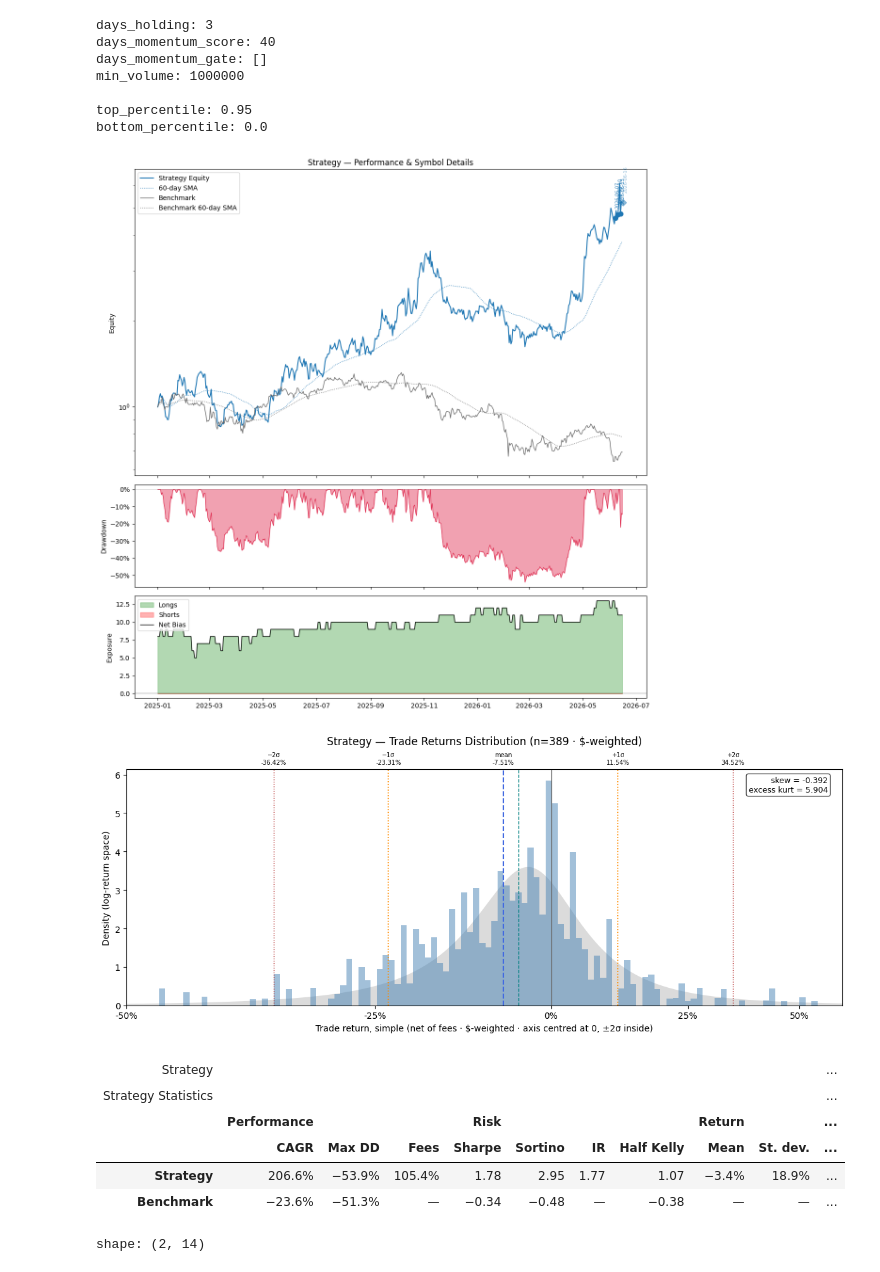
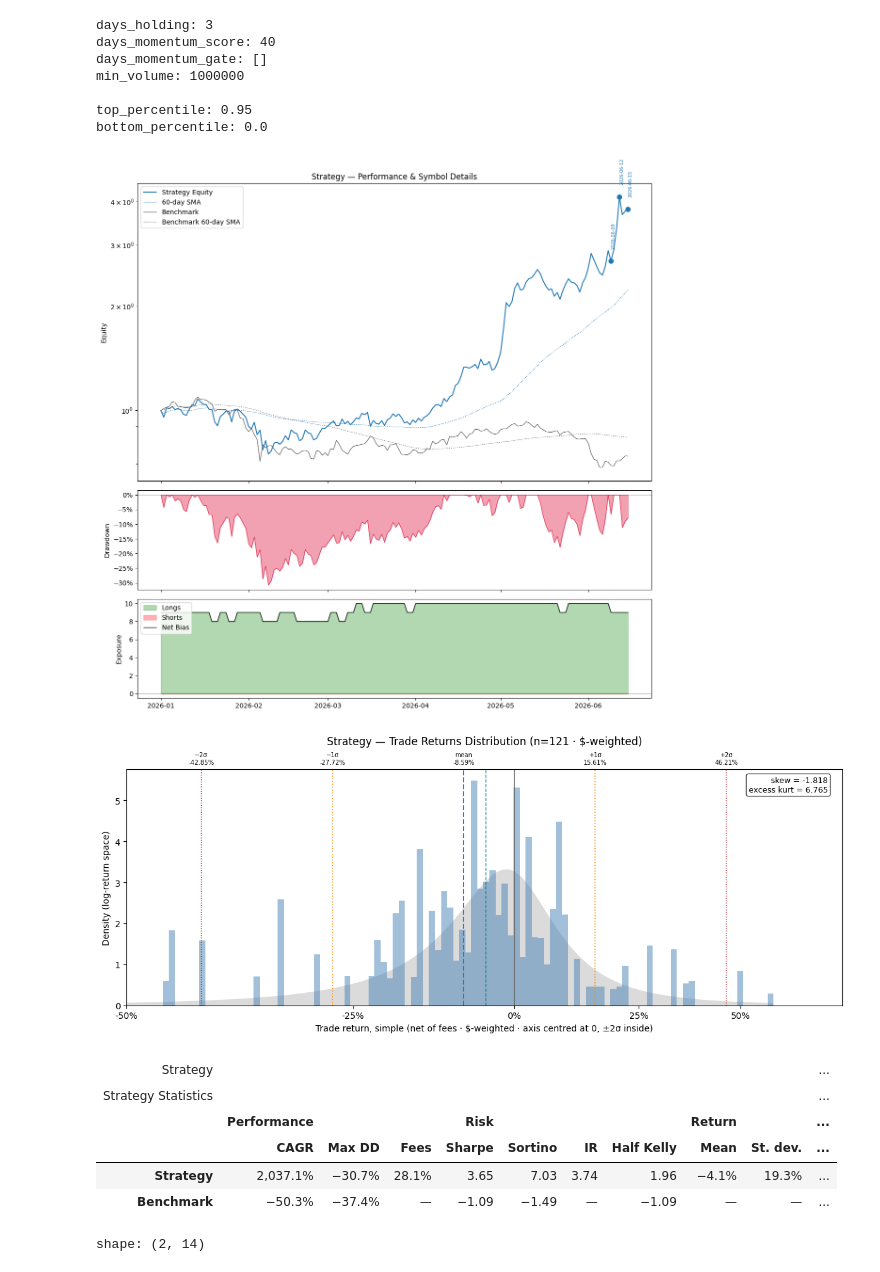
Before and after one commit to flanfly/studies, a Jupyter notebook: crypto-momentum-prod-v1.ipynb, the cells around one changed output. Drawn from its saved outputs; the diff is of its cells as text; code cells hidden in the pictures.

Commit message:
crypto-momentum: remove assets not covered by live/

```diff
--- a/crypto-momentum-prod-v1.ipynb
+++ b/crypto-momentum-prod-v1.ipynb
@@ -40,8 +40,20 @@ import backtest_ng as bt
 import functools as fc
 import operator
 
+diff = [
+    'a7a5', 'acred', 'apyusd', 'bcap', 'borg', 'bp', 'btse', 'buidl', 'coco',
+    'crclon', 'crvusd', 'eurcv', 'eurs', 'eursafo', 'eutbl', 'fdit',
+    'figr_heloc', 'frxusd', 'ft', 'gho', 'gusd', 'hash', 'jaaa', 'jtrsy',
+    'kag', 'kau', 'koge', 'leo', 'nusd', 'ohm', 'onyc', 'ousg', 'ozo',
+    'pc0000023', 'pc0000031', 'pc0000033', 'pc0000097', 'real', 'reusd',
+    'rusd', 'safo', 'satusd', 'shfl', 'strcx', 'thbill', 'tibbir', 'usd0',
+    'usda', 'usdai', 'usdat', 'usdf', 'usdm', 'usdtb', 'usdy', 'ustb', 'ustbl',
+    'usx', 'usyc', 'wfi', 'ylds', 'zano',
+]
+
 df = (
     pl.read_parquet("polarity/latest-data.parquet")
+    .filter(pl.col('asset').is_in(diff).not_())
     .rename(
         {
             "asset": "symbol",
@@ -63,7 +75,7 @@ df = (
         volume=pl.col('total_volume').rolling_mean(days_holding_P).over('symbol'),
     )
     .sort("ts")
-    .filter(pl.col("ts") .dt.year() >= 2025)
+    .filter(pl.col("ts") .dt.year() >= 2026)
     .drop_nulls(['volume'])
 )
 
@@ -86,41 +98,41 @@ class Alpha(bt.AlphaModel):
         ] + [
             bt.Signal(r['symbol'], False, 1-r['rank'])
             for r in s.iter_rows(named=True)
         ]
 
 if len(days_momentum_gate_P) > 0:
     long_gate_expr = fc.reduce(operator.or_, [pl.col(f'mom{n}') > 0 for n in days_momentum_gate_P]) & (pl.col('mkt') > -0.0)
     short_gate_expr = fc.reduce(operator.and_, [pl.col(f'mom{n}') < 0 for n in days_momentum_gate_P]) & (pl.col('mkt') < -0.15)
 else:
     long_gate_expr = pl.lit(True)
     short_gate_expr = pl.lit(True)
 
 
 test = bt.Backtest(
     bt.Manual(df),
     alpha=Alpha(
         long_expr=(pl.col("rank") >= top_percentile_P) & long_gate_expr & (pl.col('volume') > min_volume_P),
         short_expr=(
             (pl.col("rank") <= bottom_percentile_P) & short_gate_expr & (pl.col('volume') > min_volume_P)
             if bottom_percentile_P is not None
             else pl.lit(False)
         ),
     ),
     benchmark="btc",
     period=days_holding_P,
 )
 
 test.run()
 test.report(plot=True)
 # %% [output]
-[figure, old version]
+[figure, new version]
-[figure, old version]
+[figure, new version]
 | Strategy |  |  |  |  |  |  |  |  |  | ... |
 | Strategy Statistics |  |  |  |  |  |  |  |  |  | ... |
 |  | Performance |  |  | Risk |  |  |  | Return |  | ... |
 |  | CAGR | Max DD | Fees | Sharpe | Sortino | IR | Half Kelly | Mean | St. dev. | ... |
-| Strategy | 206.6% | −53.9% | 105.4% | 1.78 | 2.95 | 1.77 | 1.07 | −3.4% | 18.9% | ... |
-| Benchmark | −23.6% | −51.3% | — | −0.34 | −0.48 | — | −0.38 | — | — | ... |
+| Strategy | 2,037.1% | −30.7% | 28.1% | 3.65 | 7.03 | 3.74 | 1.96 | −4.1% | 19.3% | ... |
+| Benchmark | −50.3% | −37.4% | — | −1.09 | −1.49 | — | −1.09 | — | — | ... |
 shape: (2, 14)
 | Statistic | CAGR | Sharpe | Sortino | IR | Half Kelly | Max DD | Fees | return_mean | return_stdev | ... |
 | str | f64 | f64 | f64 | f64 | f64 | f64 | f64 | f64 | f64 | ... |
```
Also changed, not shown: parts of 2 cells of this notebook, 1 other file.
